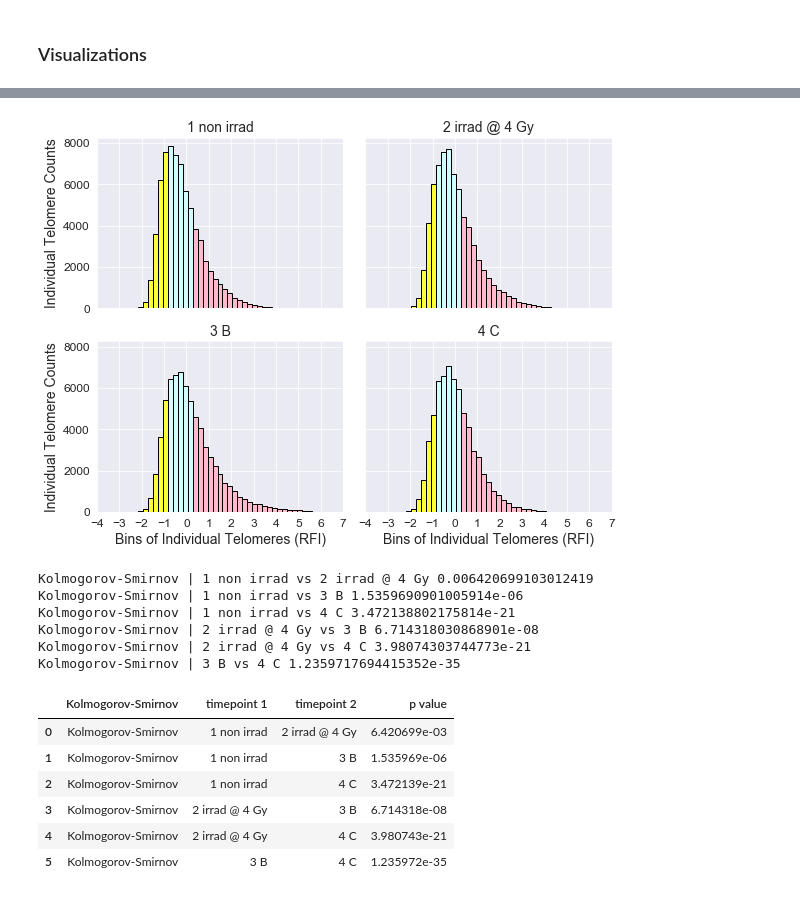
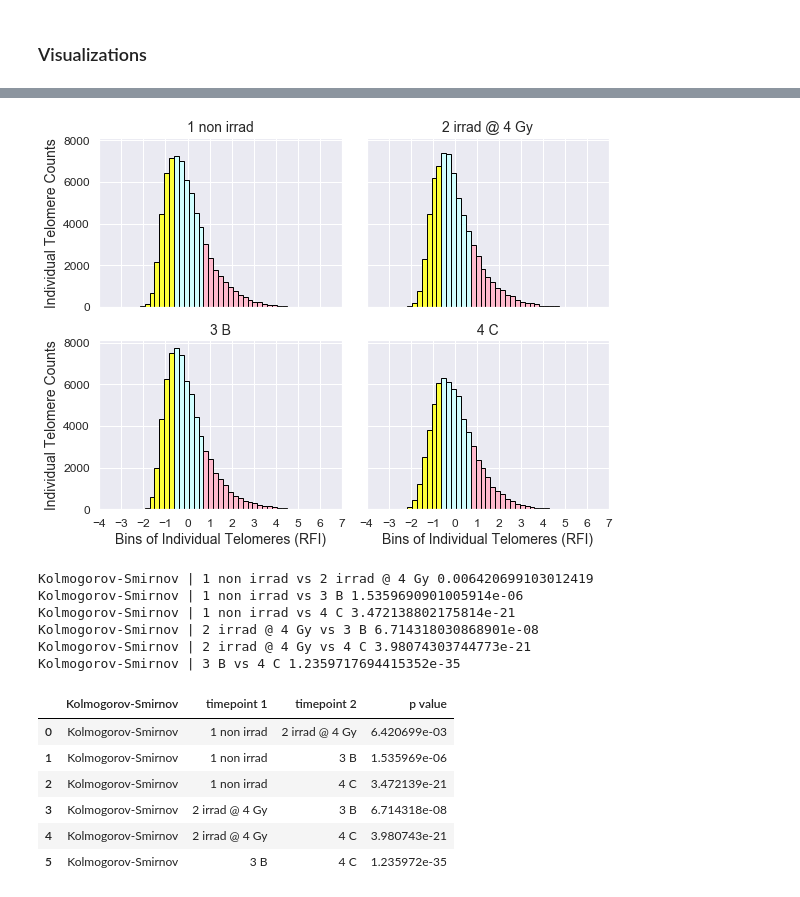
Before and after one commit to Jared-Luxton/radiation-therapy-machine-learning, a Jupyter notebook: workflow & notebooks/02a Radiation Sensitivity of Patients Data Visualization and Statistics.ipynb, the cells around one changed output, grey strips where cells are left out. Cells and saved outputs as stored; diff of their text form; code cells hidden in the pictures.

```diff
--- a/workflow & notebooks/02a Radiation Sensitivity of Patients Data Visualization and Statistics.ipynb
+++ b/workflow & notebooks/02a Radiation Sensitivity of Patients Data Visualization and Statistics.ipynb
@@ -282,30 +171,25 @@ df4 = df[df['timepoint'] == '4 C'][col]
 # %%
-time_points = list(all_patients_df['timepoint'].unique())
-trp.histogram_plot_groups(x='z-norm_individual_telos', data=exploded_telos_all_patients_df,
-                               groupby='timepoint', iterable=time_points, n_bins=45)
+#z-norming distributions of individual telomeres per timepoint
+time_points = list(z_norm['timepoint'].unique())
+trp.histogram_plot_groups(x='z-norm_individual_telos',
+                          data=z_norm,
+                          groupby='timepoint',
+                          n_bins=45,
+                          znorm=True)
 # %% [output]
-[figure, old version]
+[figure, new version]
-# %%
-test = ks_2samp
-test_name = 'Kolmogorov-Smirnov'
-
-data = [df1, df2, df3, df4]
-timepoints = ['1 non irrad', '2 irrad @ 4 Gy', '3 B', '4 C']
-timept_pairs = []
-row = []
-
-for iter_time2, df in zip(timepoints, data):
-    for iter_time1, i in zip(timepoints, range(len(data))):
-        timept_pairs, row = trp.eval_make_test_comparisons(iter_time1=iter_time2, iter_time2=iter_time1,
-                                                           timept_pairs=timept_pairs, row=row, test=test,
-                                                           df_list=data, i=i, test_name=test_name, df=df)
-# %% [output]
-Kolmogorov-Smirnov | 1 non irrad vs 2 irrad @ 4 Gy 0.006420699103012419
-Kolmogorov-Smirnov | 1 non irrad vs 3 B 1.5359690901005914e-06
-Kolmogorov-Smirnov | 1 non irrad vs 4 C 3.472138802175814e-21
-Kolmogorov-Smirnov | 2 irrad @ 4 Gy vs 3 B 6.714318030868901e-08
-Kolmogorov-Smirnov | 2 irrad @ 4 Gy vs 4 C 3.98074303744773e-21
-Kolmogorov-Smirnov | 3 B vs 4 C 1.2359717694415352e-35
+# %%
+test = ks_2samp
+test_name = 'Kolmogorov-Smirnov'
+timept_pairs, row = trp.eval_make_test_comparisons(df=z_norm, target='z-norm_individual_telos',
+                                                   test=test, test_name=test_name,)
+# %% [output]
+Kolmogorov-Smirnov | 1 non irrad vs 2 irrad @ 4 Gy 0.006420699103012419
+Kolmogorov-Smirnov | 1 non irrad vs 3 B 1.5359690901005914e-06
+Kolmogorov-Smirnov | 1 non irrad vs 4 C 3.472138802175814e-21
+Kolmogorov-Smirnov | 2 irrad @ 4 Gy vs 3 B 6.714318030868901e-08
+Kolmogorov-Smirnov | 2 irrad @ 4 Gy vs 4 C 3.98074303744773e-21
+Kolmogorov-Smirnov | 3 B vs 4 C 1.2359717694415352e-35
 # %%
 pd.DataFrame(row, columns=[test_name, 'timepoint 1', 'timepoint 2', 'p value'])
 # %% [output]
```
Also changed, not shown: parts of 45 cells of this notebook, 2 other files.
